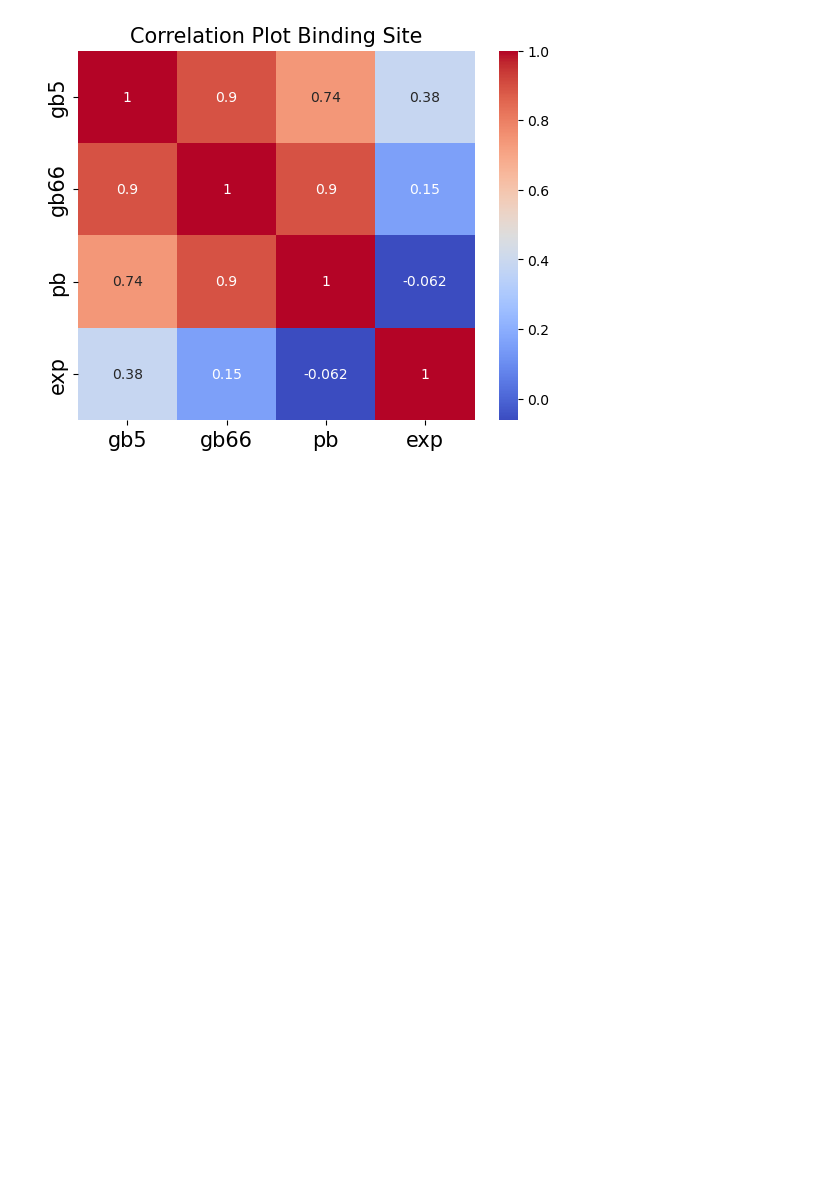
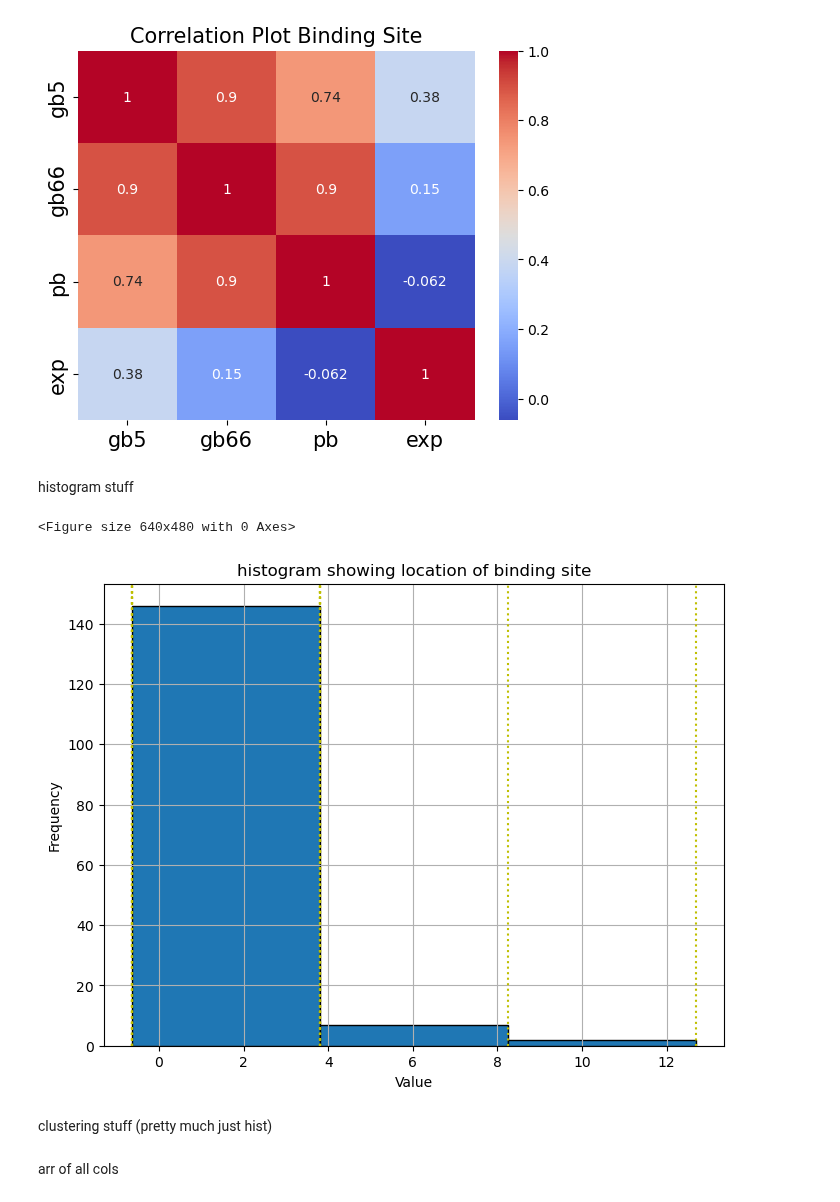
Before and after one commit to fergplace/amber_scripts, a Jupyter notebook: fun_figures.ipynb, the cells around one changed output. Cells and saved outputs as stored; diff of their text form; code cells hidden in the pictures; blank space fills up the shorter version.

Commit message:
some clustering stuff

```diff
--- a/fun_figures.ipynb
+++ b/fun_figures.ipynb
@@ -201,3 +202,34 @@ plt.yticks(fontsize= 15 )
 plt.savefig("corr_binding_site.png")
 # %% [output]
 [figure]
+# %% [markdown]
+histogram stuff
+# %%
+bin_arr = np.arange(3, 5, 5)
+for num_bins in bin_arr:
+    plt.figure()
+    data = -df_num_data_sorted_mbondi["delta_delta_g_gen"]
+    binding_site_data = -df_num_data_sorted_binding_site_mbondi["delta_delta_g_gen"]
+    # Compute histogram
+    counts, bins = np.histogram(data, bins=num_bins)
+    # Find indices of values in each bin
+    indices = np.digitize(data, bins)
+    binding_site_indices = np.digitize(binding_site_data, bins)
+    # Plot histogram
+    plt.figure(figsize=(8, 6))
+    plt.hist(data, bins=bins, edgecolor='black')  # Plot histogram with specified bins
+    plt.title('histogram showing location of binding site')
+    plt.xlabel('Value')
+    plt.ylabel('Frequency')
+
+    for idx in binding_site_indices:
+        plt.axvline(x=bins[idx-1], color='y', linestyle=':')
+    plt.grid(True)
+    plt.show()
+
+    binding_site_indices
+# %% [output]
+<Figure size 640x480 with 0 Axes>
+[figure, added]
+# %% [markdown]
+clustering stuff (pretty much just hist)
@@ -203,0 +275,2 @@ plt.savefig("corr_binding_site.png")
+# %% [markdown]
+arr of all cols
```
Also changed, not shown: parts of 4 cells of this notebook.
